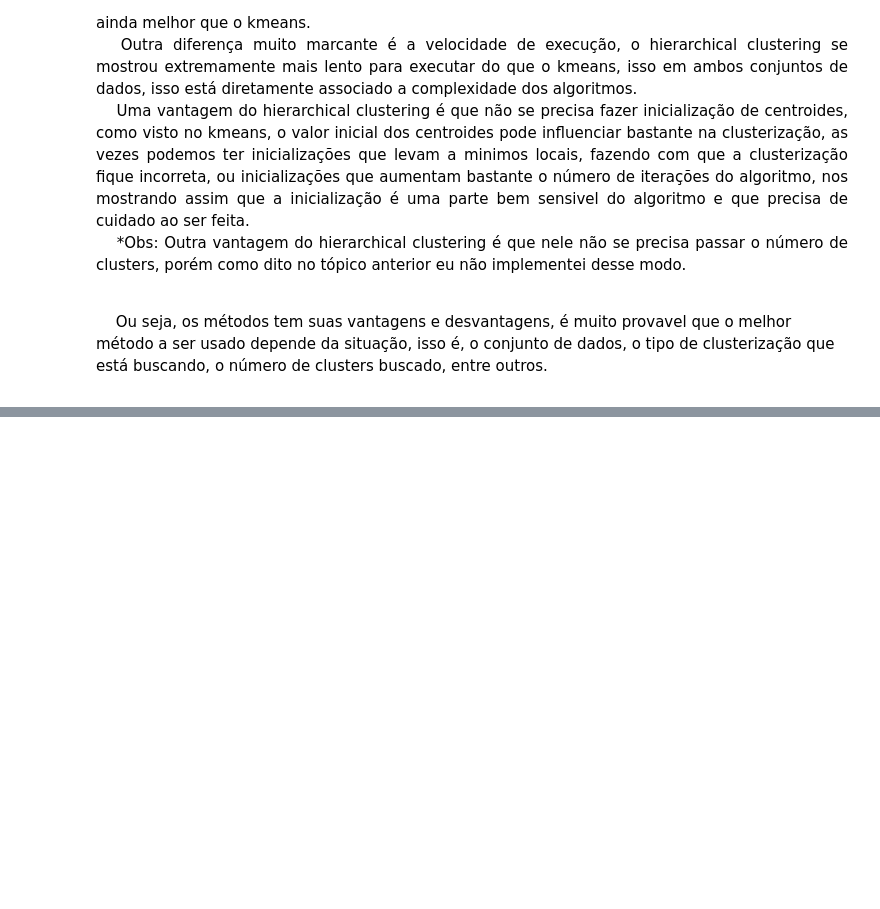
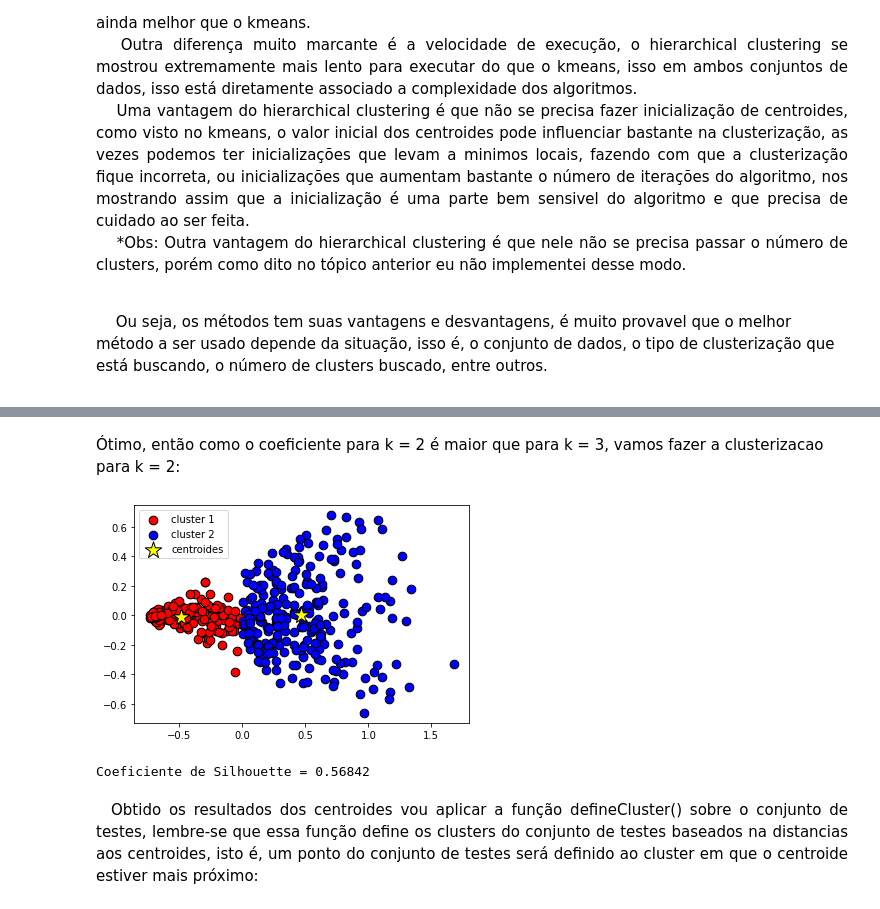
Before and after one commit to MateusOlivi/Machine-Learning, a Jupyter notebook: Projeto1/Projeto1.ipynb, the cells around one changed output, grey strips where cells are left out. Saved outputs shown, nothing was run; the diff lists cells and outputs as text; code cells hidden in the pictures; blank space fills up the shorter version.

```diff
--- a/Projeto1/Projeto1.ipynb
+++ b/Projeto1/Projeto1.ipynb
@@ -791,0 +857,13 @@ Para k = 9 Número de clusters = 1
+# %% [markdown]
+Ótimo, então como o coeficiente para k = 2 é maior que para k = 3, vamos fazer a clusterizacao para k = 2:
+# %%
+clusters2D, centroides2D = kmeans(PCATrainingSet2D,2)
+kmeansplot(clusters2D, centroides2D)
+print("Coeficiente de Silhouette = " + str(coeficenteSilhouette(clusters2D, centroides2D).round(5)))
+# %% [output]
+[figure, added]
+Coeficiente de Silhouette = 0.56842
+# %% [markdown]
+<p style="text-align: justify;">
+&emsp;Obtido os resultados dos centroides vou aplicar a função defineCluster() sobre o conjunto de testes, lembre-se que essa função define os clusters do conjunto de testes baseados na distancias aos centroides, isto é, um ponto do conjunto de testes será definido ao cluster em que o centroide estiver mais próximo:
+</p>
```
Also changed, not shown: parts of 45 cells of this notebook.
